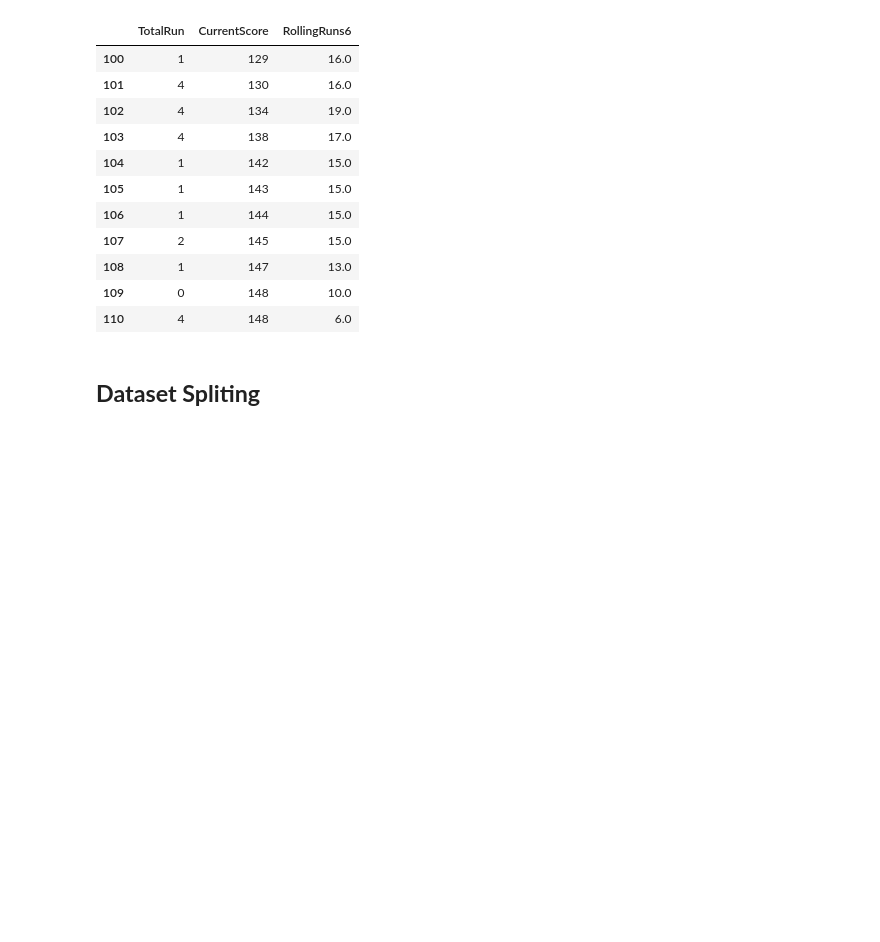
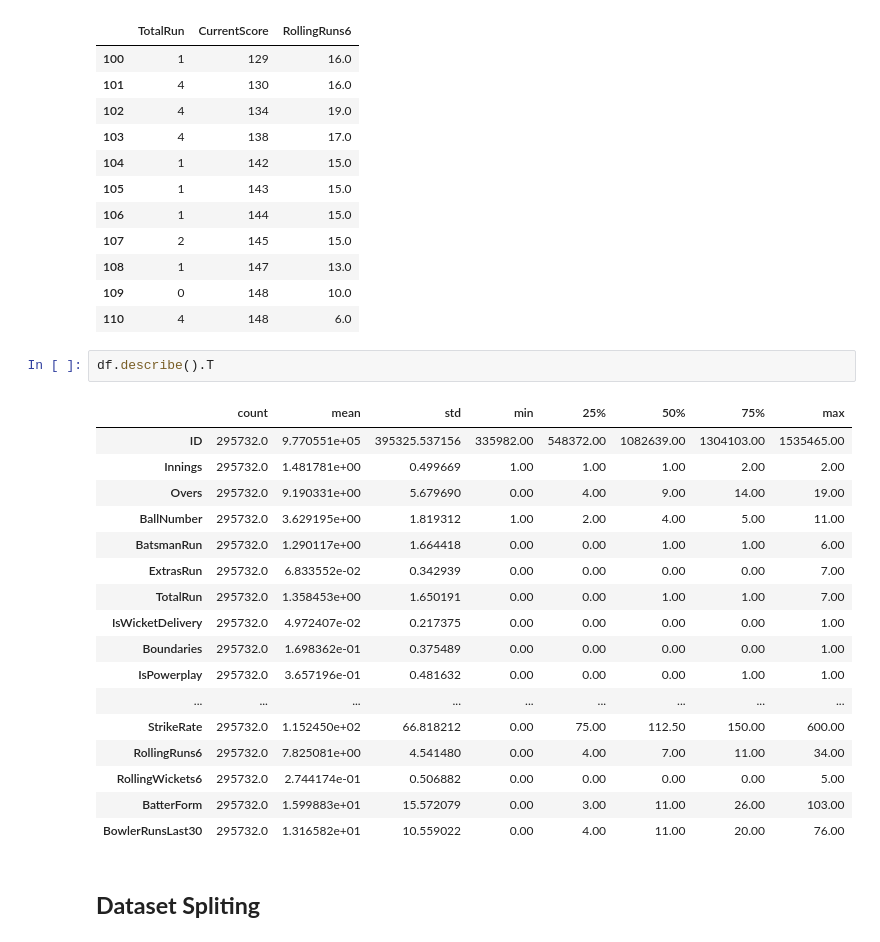
Before and after one commit to samifahim07/Smart-Cricket-Analytics-Ball-by-Ball-Event-Prediction-using-Machine-Learning, a Jupyter notebook: smart_analysis.ipynb, the cells around one changed output. Drawn from its saved outputs; the diff is of its cells as text; blank space fills up the shorter version.

```diff
--- a/smart_analysis.ipynb
+++ b/smart_analysis.ipynb
@@ -959,5 +959,25 @@ df.loc[100:110, [
 | 108 | 1 | 147 | 13.0 |
 | 109 | 0 | 148 | 10.0 |
 | 110 | 4 | 148 | 6.0 |
+# %%
+df.describe().T
+# %% [output]
+|  | count | mean | std | min | 25% | 50% | 75% | max |
+| ID | 295732.0 | 9.770551e+05 | 395325.537156 | 335982.00 | 548372.00 | 1082639.00 | 1304103.00 | 1535465.00 |
+| Innings | 295732.0 | 1.481781e+00 | 0.499669 | 1.00 | 1.00 | 1.00 | 2.00 | 2.00 |
+| Overs | 295732.0 | 9.190331e+00 | 5.679690 | 0.00 | 4.00 | 9.00 | 14.00 | 19.00 |
+| BallNumber | 295732.0 | 3.629195e+00 | 1.819312 | 1.00 | 2.00 | 4.00 | 5.00 | 11.00 |
+| BatsmanRun | 295732.0 | 1.290117e+00 | 1.664418 | 0.00 | 0.00 | 1.00 | 1.00 | 6.00 |
+| ExtrasRun | 295732.0 | 6.833552e-02 | 0.342939 | 0.00 | 0.00 | 0.00 | 0.00 | 7.00 |
+| TotalRun | 295732.0 | 1.358453e+00 | 1.650191 | 0.00 | 0.00 | 1.00 | 1.00 | 7.00 |
+| IsWicketDelivery | 295732.0 | 4.972407e-02 | 0.217375 | 0.00 | 0.00 | 0.00 | 0.00 | 1.00 |
+| Boundaries | 295732.0 | 1.698362e-01 | 0.375489 | 0.00 | 0.00 | 0.00 | 0.00 | 1.00 |
+| IsPowerplay | 295732.0 | 3.657196e-01 | 0.481632 | 0.00 | 0.00 | 0.00 | 1.00 | 1.00 |
+| ... | ... | ... | ... | ... | ... | ... | ... | ... |
+| StrikeRate | 295732.0 | 1.152450e+02 | 66.818212 | 0.00 | 75.00 | 112.50 | 150.00 | 600.00 |
+| RollingRuns6 | 295732.0 | 7.825081e+00 | 4.541480 | 0.00 | 4.00 | 7.00 | 11.00 | 34.00 |
+| RollingWickets6 | 295732.0 | 2.744174e-01 | 0.506882 | 0.00 | 0.00 | 0.00 | 0.00 | 5.00 |
+| BatterForm | 295732.0 | 1.599883e+01 | 15.572079 | 0.00 | 3.00 | 11.00 | 26.00 | 103.00 |
+| BowlerRunsLast30 | 295732.0 | 1.316582e+01 | 10.559022 | 0.00 | 4.00 | 11.00 | 20.00 | 76.00 |
 # %% [markdown]
 ## **Dataset Spliting**
```
Also changed, not shown: parts of 1 cell of this notebook.
